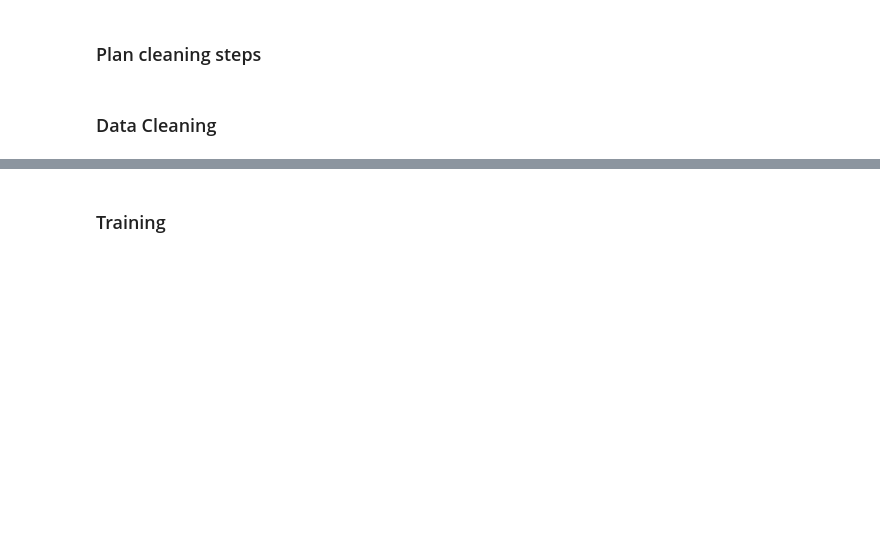
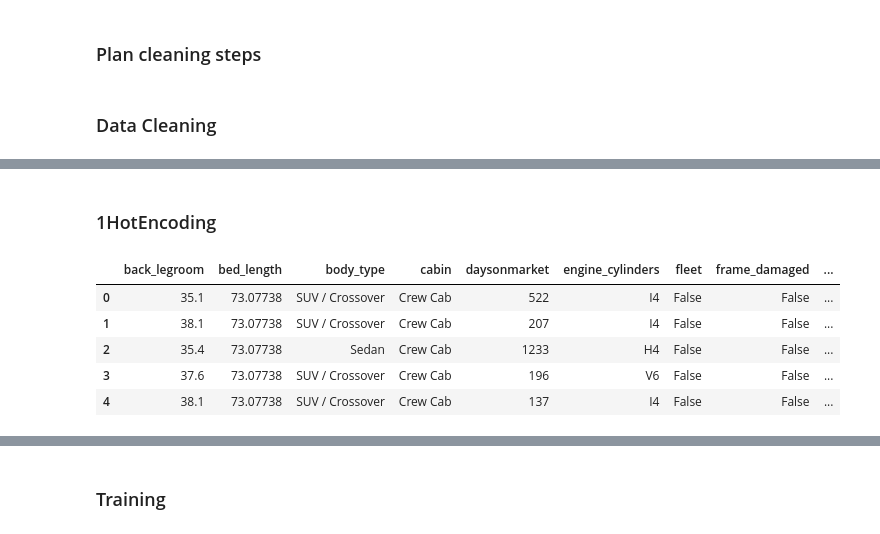
Before and after one commit to felix-olivier/used-cars-project, a Jupyter notebook: Notebooks/Preprocessing Felix.ipynb, the cells around one changed output, grey strips where cells are left out. Cells and saved outputs as stored; diff of their text form; code cells hidden in the pictures; blank space fills up the shorter version.

Commit message:
Add Krish preprocessing steps, one hot encode the categorical variables

```diff
--- a/Notebooks/Preprocessing Felix.ipynb
+++ b/Notebooks/Preprocessing Felix.ipynb
@@ -207,7 +217,7 @@ no_action = ['daysonmarket', 'franchise_dealer', 'latitude', 'longitude', 'savin
 # %%
 import numpy as np
 
-df = df_original.copy()
+df = df_original.copy() # start with original dataframe each time cleaning is ran
 
 
 ## Delete all rows where price is NaN
@@ -215,7 +225,7 @@ df = df[df['price'].notna()]
 
 ## Drop all irrelevant columns
 drop_colmns = ['vin', 'bed', 'bed_height', 'city', 'combine_fuel_economy', 'dealer_zip', 'description',
-              'listed_date', 'listing_id', 'main_picture_url', 'major_options', 'model_name', 'power',
+              'listed_date', 'listing_id', 'model_name', 'power',
               'sp_id', 'sp_name', 'torque', 'trimId', 'trim_name', 'vehicle_damage_category', 'is_certified',
               'interior_color', 'exterior_color']
 df = df.drop(drop_colmns, axis=1)
@@ -260,6 +270,36 @@ categories = ['body_type', 'engine_cylinders', 'engine_type', 'franchise_make',
                      'cabin', 'transmission', 'transmission_display', 'wheel_system', 'wheel_system_display']
 for col in categories:
     df[col] = df[col].fillna(df[col].mode().iloc[0])
+# %%
+### Apply pre-processing steps from Krish
+
+# Format major_options to turn list to #elements
+def format_major_options(options):
+    if pd.isnull(options):
+        return 0
+    else:
+        return options.count(',') + 1
+df['major_options'] = df['major_options'].apply(format_major_options)
+
+
+# Format main_picture_url column to decide True or False for image availability
+def format_main_picture(url):
+    #print(url)
+    if pd.isnull(url):
+        return False
+    else:
+        return True
+df['main_picture_url'] = df['main_picture_url'].apply(format_main_picture)
+
+
+# Combine the values of city and highway fuel into a single value
+def combined_fuel_economy(city_economy, highway_economy):
+    return 1/((1/2) * ((1/city_economy) + (1/highway_economy)))
+df['combine_fuel_economy'] = combined_fuel_economy(df['city_fuel_economy'] , df['highway_fuel_economy'])
+
+# Remove additional columns that are now irrelevant
+drop_more_colmns = ['city_fuel_economy', 'highway_fuel_economy', 'engine_displacement', 'engine_type', 'wheel_system_display']
+df = df.drop(drop_more_colmns, axis=1)
 # %%
 print('Number of NaN values in dataset: ' + str(df.isnull().sum().sum())) ## Should be 0
 nr_of_cols = len(df.columns.to_list())
@@ -269,0 +328,11 @@ Number of columns left in dataset: 44
+# %% [markdown]
+### 1HotEncoding
+# %%
+df.head()
+# %% [output]
+|  | back_legroom | bed_length | body_type | cabin | daysonmarket | engine_cylinders | fleet | frame_damaged | ... |
+| 0 | 35.1 | 73.07738 | SUV / Crossover | Crew Cab | 522 | I4 | False | False | ... |
+| 1 | 38.1 | 73.07738 | SUV / Crossover | Crew Cab | 207 | I4 | False | False | ... |
+| 2 | 35.4 | 73.07738 | Sedan | Crew Cab | 1233 | H4 | False | False | ... |
+| 3 | 37.6 | 73.07738 | SUV / Crossover | Crew Cab | 196 | V6 | False | False | ... |
+| 4 | 38.1 | 73.07738 | SUV / Crossover | Crew Cab | 137 | I4 | False | False | ... |
```
Also changed, not shown: parts of 11 cells of this notebook.
